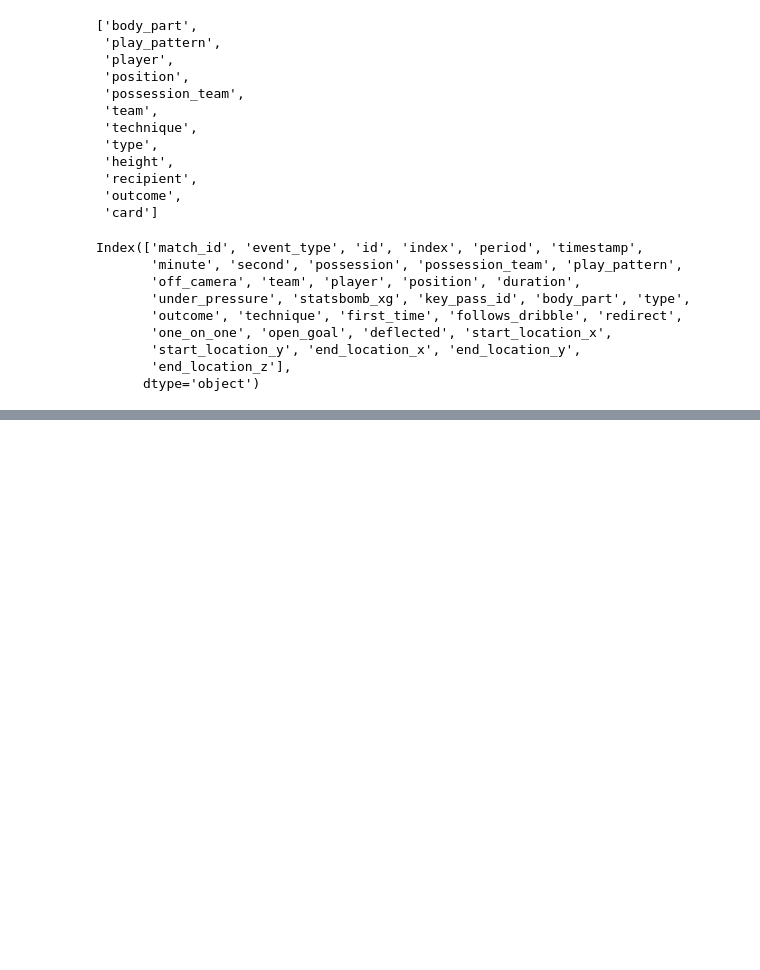
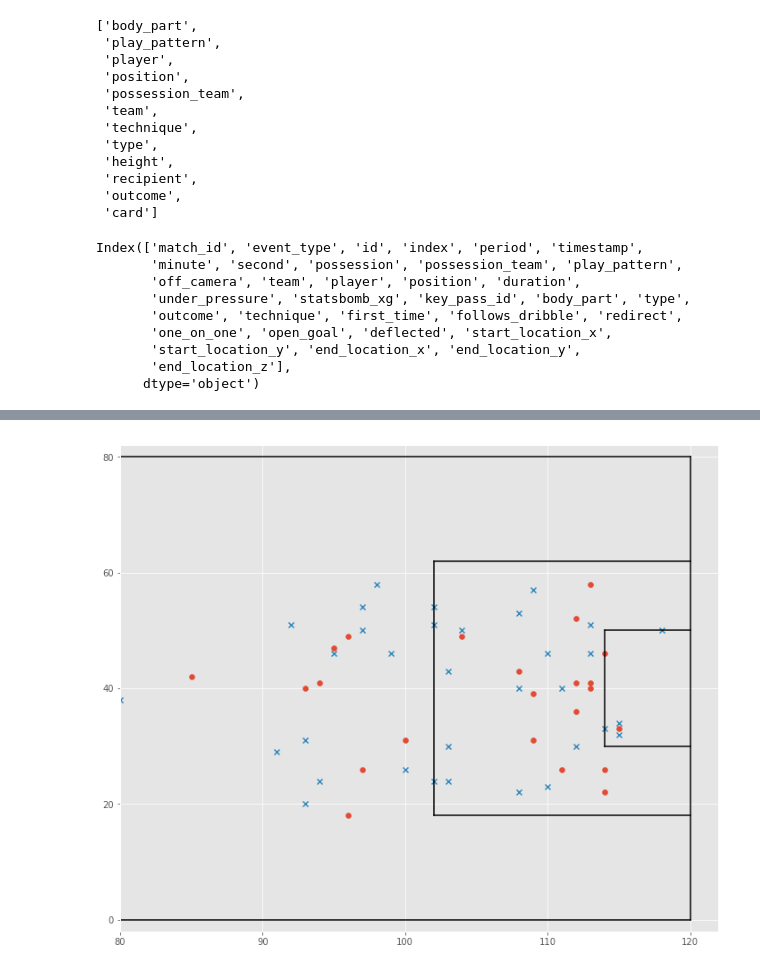
Before and after one commit to bkktimber/keyboard-manager, a Jupyter notebook: get_data.ipynb, the cells around one changed output, grey strips where cells are left out. Drawn from its saved outputs; the diff is of its cells as text; code cells hidden in the pictures; blank space fills up the shorter version.

```diff
--- a/get_data.ipynb
+++ b/get_data.ipynb
@@ -214,0 +253,31 @@ receipt_df.sample()
+# %%
+shot_germany = df[(df['period'] < 5) & (df['outcome'] == 'Off T')][['team', 'shot_distance', 'start_location_x', 'start_location_y', 'end_location_x', 'end_location_y', 'outcome']].groupby('team').get_group('Germany')
+shot_brazil = df[(df['period'] < 5) & (df['outcome'] == 'Off T')][['team', 'shot_distance', 'start_location_x', 'start_location_y', 'end_location_x', 'end_location_y', 'outcome']].groupby('team').get_group('Brazil')
+shot_belgium = df[(df['period'] < 5) & (df['outcome'] == 'Off T')][['team', 'shot_distance', 'start_location_x', 'start_location_y', 'end_location_x', 'end_location_y', 'outcome']].groupby('team').get_group('Belgium')
+shot_fracne = df[(df['period'] < 5) & (df['outcome'] == 'Off T')][['team', 'shot_distance', 'start_location_x', 'start_location_y', 'end_location_x', 'end_location_y', 'outcome']].groupby('team').get_group('France')
+# %%
+plt.scatter(shot_germany.start_location_x, 80 - shot_germany.start_location_y, marker='o')
+# plt.scatter(shot_brazil.start_location_x, 80 -shot_brazil.start_location_y, marker='x')
+plt.scatter(shot_belgium.start_location_x, 80 - shot_belgium.start_location_y, marker='x')
+# plt.scatter(shot_fracne.start_location_x, 80 -shot_fracne.start_location_y, marker='x')
+
+plt.plot([114, 120],[50, 50],color="black")
+plt.plot([114, 120],[30, 30],color="black")
+plt.plot([114, 114],[30,50],color="black")
+
+plt.plot([102, 120],[62, 62],color="black")
+plt.plot([102, 120],[18, 18],color="black")
+plt.plot([102, 102],[18,62],color="black")
+
+plt.plot([120, 120],[0, 80],color="black")
+plt.plot([75, 120],[0, 0],color="black")
+plt.plot([75, 120],[80, 80],color="black")
+
+plt.xlim([80, 122])
+plt.ylim([-2, 82])
+
+plt.xticks([80, 90, 100, 110, 120])
+plt.yticks([0, 20, 40, 60, 80])
+plt.show()
+# %% [output]
+[figure, added]
```
Also changed, not shown: parts of 24 cells of this notebook, 1 other file.
